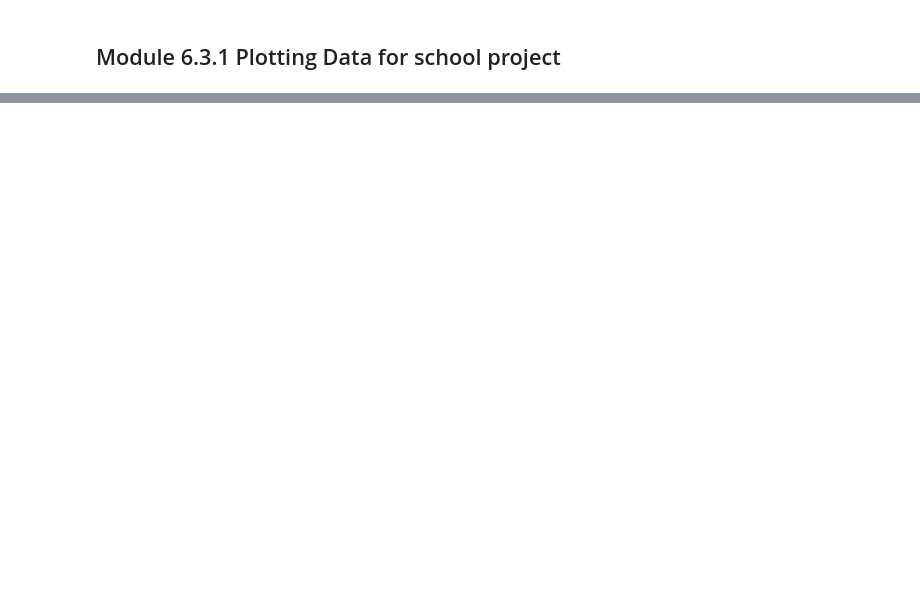
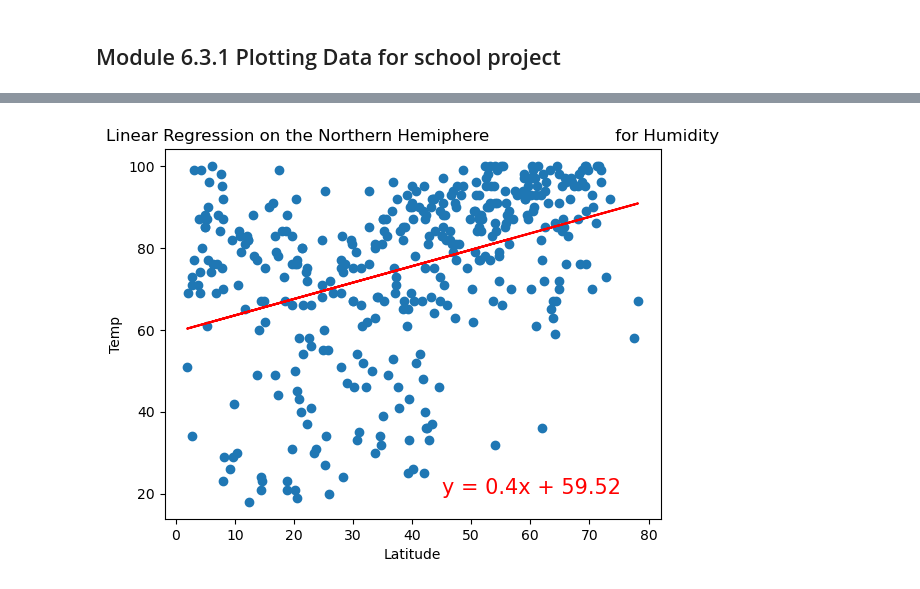
Before and after one commit to SusanFair/World_Weather_Analysis, a Jupyter notebook: WeatherPy.ipynb, the cells around one changed output, grey strips where cells are left out. Saved outputs shown, nothing was run; the diff lists cells and outputs as text; code cells hidden in the pictures; blank space fills up the shorter version.

```diff
--- a/WeatherPy.ipynb
+++ b/WeatherPy.ipynb
@@ -320,0 +409,11 @@ plt.show()
+# %%
+# Linear regresssion on the Northern hemiphere (requires cell 37) and Humidity
+x_values = northern_hemi_df["Lat"]
+y_values = northern_hemi_df["Humidity"]
+
+# Call the function
+plot_linear_regression(x_values, y_values,
+                      "Linear Regression on the Northern Hemiphere\
+                        for Humidity", "Humidity",(45,20))
+# %% [output]
+[figure, added]
```
Also changed, not shown: parts of 24 cells of this notebook, 6 other files.
